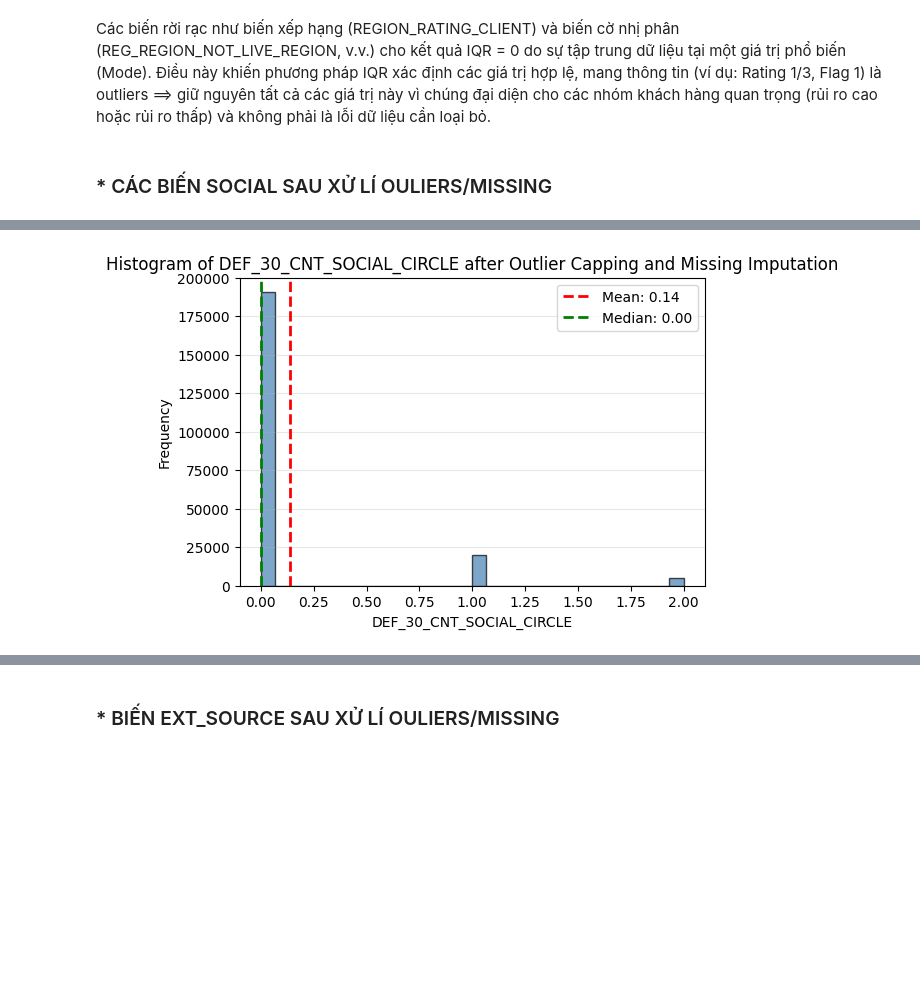
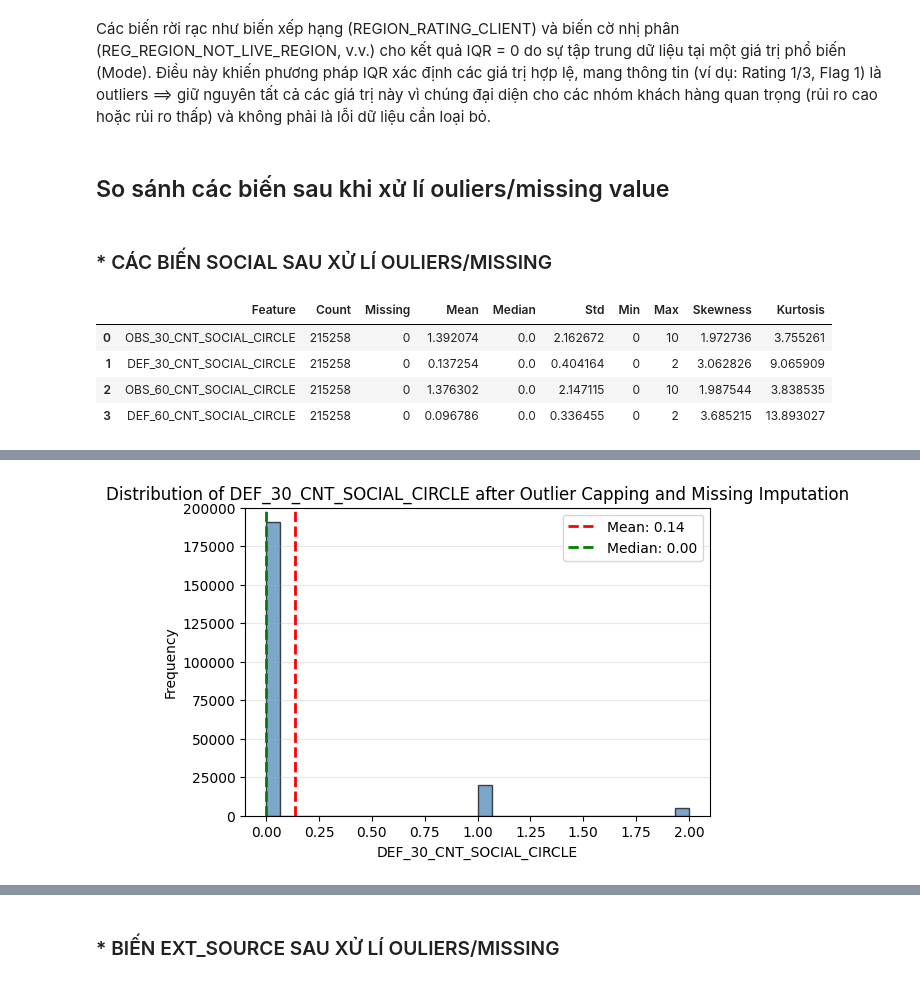
Before and after one commit to MinhGioChai/Data-Visualization, a Jupyter notebook: dataprocess.ipynb, the cells around one changed output, grey strips where cells are left out. Saved outputs shown, nothing was run; the diff lists cells and outputs as text; code cells hidden in the pictures; blank space fills up the shorter version.

```diff
--- a/dataprocess.ipynb
+++ b/dataprocess.ipynb
@@ -410,5 +280,5 @@ cols_live = ['REGION_RATING_CLIENT', 'REGION_RATING_CLIENT_W_CITY',
 
 # Vẽ bar chart cho các biến rời rạc ít giá trị
 for col in cols_live:
-    plot_discrete_barchart(df[col], title=f'Bar Chart of {col}', figsize=(8,5))
+    plot_discrete_barchart(df[col], title=f'Distribution of {col}', figsize=(8,5))
 # %% [output]
@@ -438,5 +308,5 @@ cols_social = ['OBS_30_CNT_SOCIAL_CIRCLE', 'DEF_30_CNT_SOCIAL_CIRCLE',
                'OBS_60_CNT_SOCIAL_CIRCLE', 'DEF_60_CNT_SOCIAL_CIRCLE']
 
 for col in cols_social:
-    plot_continuous_histogram(df[col], bins=30, title=f'Histogram of {col}', figsize=(6,4))
+    plot_continuous_histogram(df[col], bins=30, title=f'Distribution of {col}', figsize=(6,4))
 # %% [output]
@@ -474,5 +354,5 @@ Biểu đồ
 # Vẽ grouped bar chart cho các biến rời rạc ít giá trị
 for col in cols_live:
     plot_grouped_bar_vs_target(df, feature=col, target='TARGET',
-                               title=f'{col} - Count vs Default Rate', figsize=(10,6))
+                               title=f'Distribution of {col} and Relationship with Default', figsize=(10,6))
 # %% [output]
@@ -495,5 +375,5 @@ for col in cols_live:
 # Biểu đồ cho các biến Social Circle vs target
 for col in cols_social:
     plot_continuous_violin_vs_target(df, feature=col, target='TARGET',
-                                    title=f'{col} Distribution by TARGET', figsize=(8,6))
+                                    title=f'Distribution of {col} and Relationship with TARGET', figsize=(8,6))
 # %% [output]
@@ -824,10 +718,23 @@ DEF_60_CNT_SOCIAL_CIRCLE    0
 dtype: int64
 # %% [markdown]
 Các biến rời rạc như biến xếp hạng (REGION_RATING_CLIENT) và biến cờ nhị phân (REG_REGION_NOT_LIVE_REGION, v.v.) cho kết quả IQR = 0 do sự tập trung dữ liệu tại một giá trị phổ biến (Mode). Điều này khiến phương pháp IQR xác định các giá trị hợp lệ, mang thông tin (ví dụ: Rating 1/3, Flag 1) là outliers ==> giữ nguyên tất cả các giá trị này vì chúng đại diện cho các nhóm khách hàng quan trọng (rủi ro cao hoặc rủi ro thấp) và không phải là lỗi dữ liệu cần loại bỏ.
+# %% [markdown]
+## So sánh các biến sau khi xử lí ouliers/missing value
 # %% [markdown]
 ### * CÁC BIẾN SOCIAL SAU XỬ LÍ OULIERS/MISSING
 # %%
-# Vẽ lại biểu đồ cho các biến Social Circle sau khi xử lí outliers và missing values
+# Vẽ lại biểu đồ và Metrics cho các biến Social Circle sau khi xử lí outliers và missing values
+results = []
+
 for col in cols_social:
-    plot_continuous_histogram(df[col], bins=30, title=f'Histogram of {col} after Outlier Capping and Missing Imputation', figsize=(6,4))
+    plot_continuous_histogram(df[col], bins=30, title=f'Distribution of {col} after Outlier Capping and Missing Imputation', figsize=(6,4))
+    metrics = calculate_continuous_metrics(df[col])
+    results.append(metrics)
+metrics_df = pd.concat(results, ignore_index=True)
+metrics_df
 # %% [output]
+|  | Feature | Count | Missing | Mean | Median | Std | Min | Max | Skewness | Kurtosis |
+| 0 | OBS_30_CNT_SOCIAL_CIRCLE | 215258 | 0 | 1.392074 | 0.0 | 2.162672 | 0 | 10 | 1.972736 | 3.755261 |
+| 1 | DEF_30_CNT_SOCIAL_CIRCLE | 215258 | 0 | 0.137254 | 0.0 | 0.404164 | 0 | 2 | 3.062826 | 9.065909 |
+| 2 | OBS_60_CNT_SOCIAL_CIRCLE | 215258 | 0 | 1.376302 | 0.0 | 2.147115 | 0 | 10 | 1.987544 | 3.838535 |
+| 3 | DEF_60_CNT_SOCIAL_CIRCLE | 215258 | 0 | 0.096786 | 0.0 | 0.336455 | 0 | 2 | 3.685215 | 13.893027 |
@@ -835 +742 @@ for col in cols_social:
-[figure, old version]
+[figure, new version]
```
Also changed, not shown: parts of 31 cells of this notebook.
